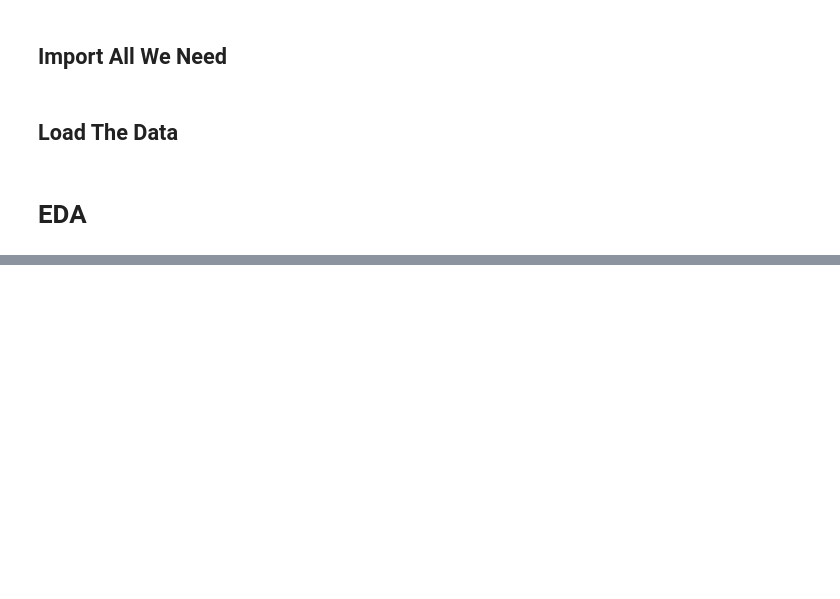
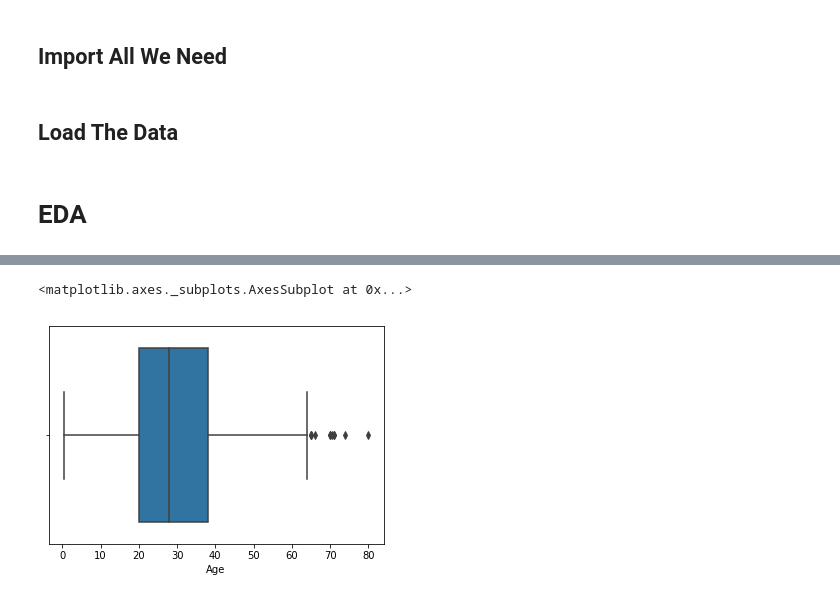
Before and after one commit to BintangPradana/Titanic-Kaggle, a Jupyter notebook: TItanic.ipynb, the cells around one changed output, grey strips where cells are left out. Drawn from its saved outputs; the diff is of its cells as text; code cells hidden in the pictures; blank space fills up the shorter version.

```diff
--- a/TItanic.ipynb
+++ b/TItanic.ipynb
@@ -46,0 +76,5 @@ AttributeError: 'DataFrame' object has no attribute 'Title'
+# %%
+sns.boxplot(x=train_df['Age'])
+# %% [output]
+<matplotlib.axes._subplots.AxesSubplot at 0x...>
+[figure, added]
```
Also changed, not shown: parts of 36 cells of this notebook, 2 other files.
